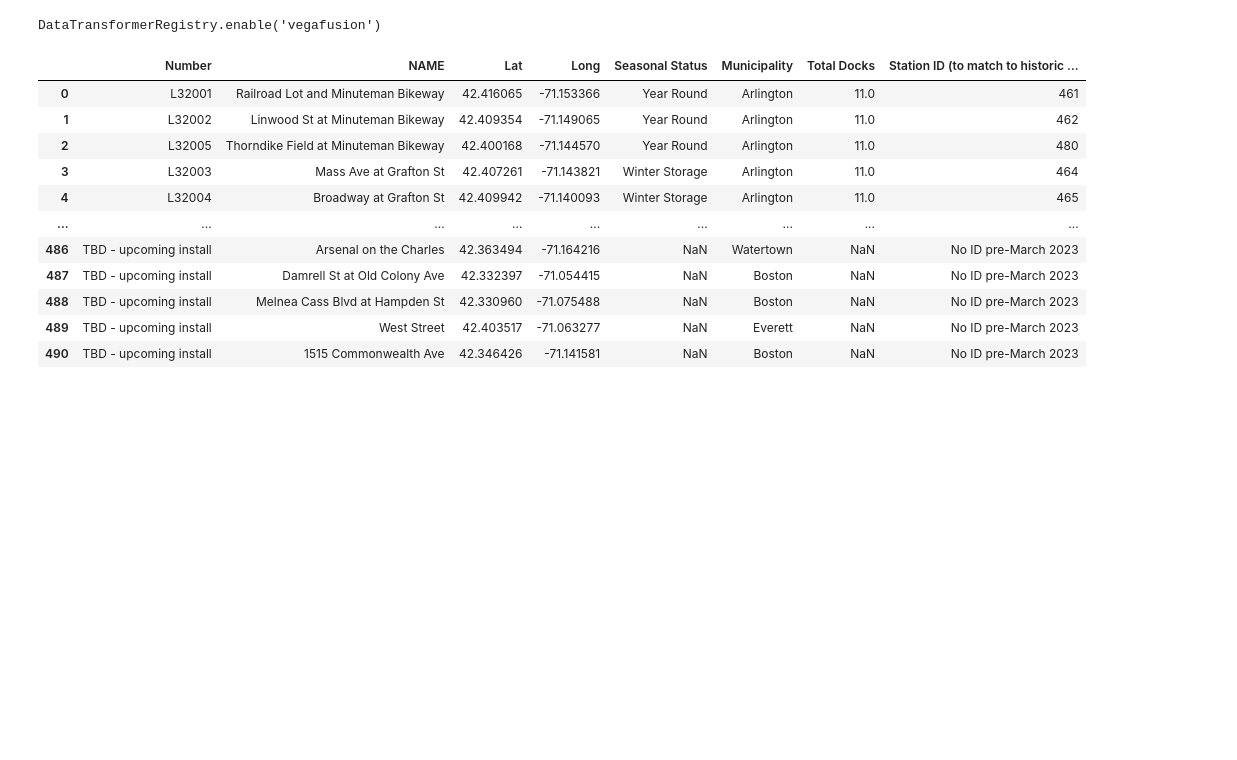
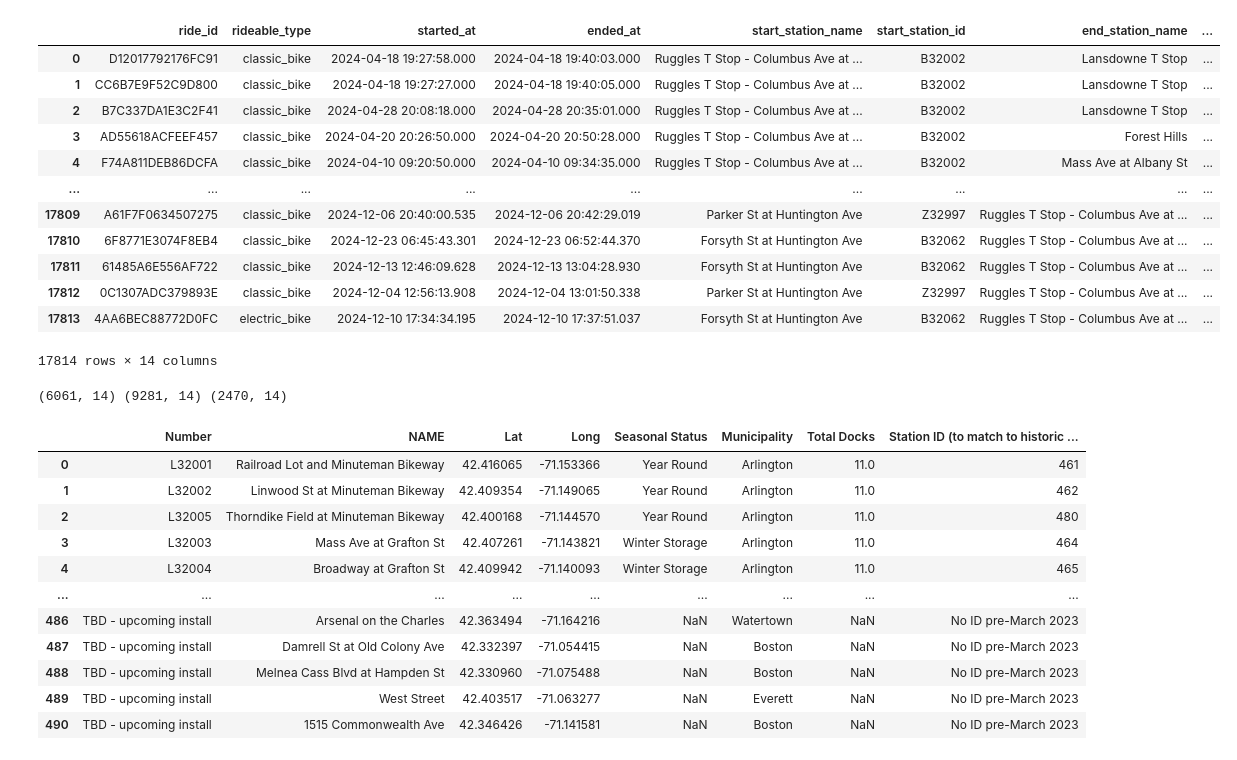
Before and after one commit to KenneDW/DS4200-Bike-Project, a Jupyter notebook: viz_experiments.ipynb, the cells around one changed output. Saved outputs shown, nothing was run; the diff lists cells and outputs as text; code cells hidden in the pictures; blank space fills up the shorter version.

```diff
--- a/viz_experiments.ipynb
+++ b/viz_experiments.ipynb
@@ -7,11 +7,32 @@ import seaborn as sns
 # %%
 # dealing with large dataset
 # requires conda install -c conda-forge vegafusion vegafusion-python-embed vl-convert-python
-alt.data_transformers.enable("vegafusion")
+# alt.data_transformers.enable("vegafusion")
+# alt.renderers.enable("jupyter")
-# %% [output]
-DataTransformerRegistry.enable('vegafusion')
 # %%
 data = pd.read_csv("data/trip_data.csv")
+data
+# %% [output]
+|  | ride_id | rideable_type | started_at | ended_at | start_station_name | start_station_id | end_station_name | ... |
+| 0 | D12017792176FC91 | classic_bike | 2024-04-18 19:27:58.000 | 2024-04-18 19:40:03.000 | Ruggles T Stop - Columbus Ave at ... | B32002 | Lansdowne T Stop | ... |
+| 1 | CC6B7E9F52C9D800 | classic_bike | 2024-04-18 19:27:27.000 | 2024-04-18 19:40:05.000 | Ruggles T Stop - Columbus Ave at ... | B32002 | Lansdowne T Stop | ... |
+| 2 | B7C337DA1E3C2F41 | classic_bike | 2024-04-28 20:08:18.000 | 2024-04-28 20:35:01.000 | Ruggles T Stop - Columbus Ave at ... | B32002 | Lansdowne T Stop | ... |
+| 3 | AD55618ACFEEF457 | classic_bike | 2024-04-20 20:26:50.000 | 2024-04-20 20:50:28.000 | Ruggles T Stop - Columbus Ave at ... | B32002 | Forest Hills | ... |
+| 4 | F74A811DEB86DCFA | classic_bike | 2024-04-10 09:20:50.000 | 2024-04-10 09:34:35.000 | Ruggles T Stop - Columbus Ave at ... | B32002 | Mass Ave at Albany St | ... |
+| ... | ... | ... | ... | ... | ... | ... | ... | ... |
+| 17809 | A61F7F0634507275 | classic_bike | 2024-12-06 20:40:00.535 | 2024-12-06 20:42:29.019 | Parker St at Huntington Ave | Z32997 | Ruggles T Stop - Columbus Ave at ... | ... |
+| 17810 | 6F8771E3074F8EB4 | classic_bike | 2024-12-23 06:45:43.301 | 2024-12-23 06:52:44.370 | Forsyth St at Huntington Ave | B32062 | Ruggles T Stop - Columbus Ave at ... | ... |
+| 17811 | 61485A6E556AF722 | classic_bike | 2024-12-13 12:46:09.628 | 2024-12-13 13:04:28.930 | Forsyth St at Huntington Ave | B32062 | Ruggles T Stop - Columbus Ave at ... | ... |
+| 17812 | 0C1307ADC379893E | classic_bike | 2024-12-04 12:56:13.908 | 2024-12-04 13:01:50.338 | Parker St at Huntington Ave | Z32997 | Ruggles T Stop - Columbus Ave at ... | ... |
+| 17813 | 4AA6BEC88772D0FC | electric_bike | 2024-12-10 17:34:34.195 | 2024-12-10 17:37:51.037 | Forsyth St at Huntington Ave | B32062 | Ruggles T Stop - Columbus Ave at ... | ... |
+17814 rows × 14 columns
+# %%
+apr = data[data["started_at"].str.contains("2024-04")]
+sept = data[data["started_at"].str.contains("2024-09")]
+dec = data[data["started_at"].str.contains("2024-12")]
+print(apr.shape, sept.shape, dec.shape)
+# %% [output]
+(6061, 14) (9281, 14) (2470, 14)
 # %%
 stations = pd.read_csv("data/current_bluebikes_stations.csv")
 stations
```
Also changed, not shown: parts of 4 cells of this notebook, 4 other files.
